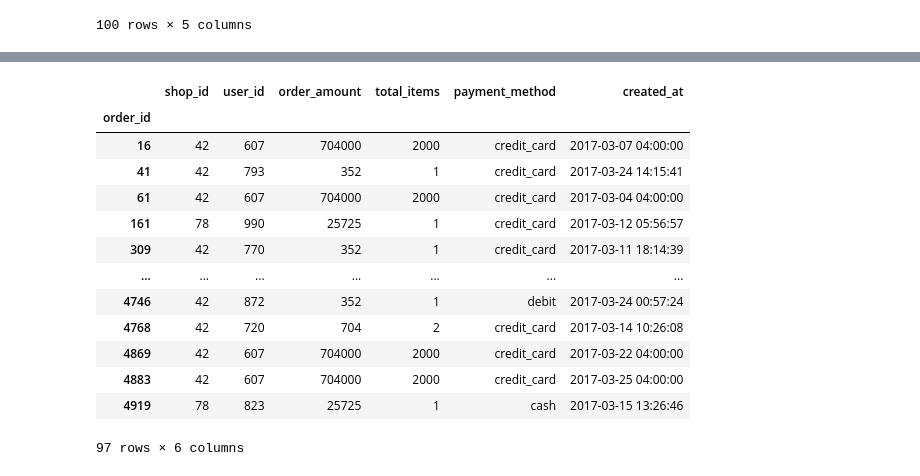
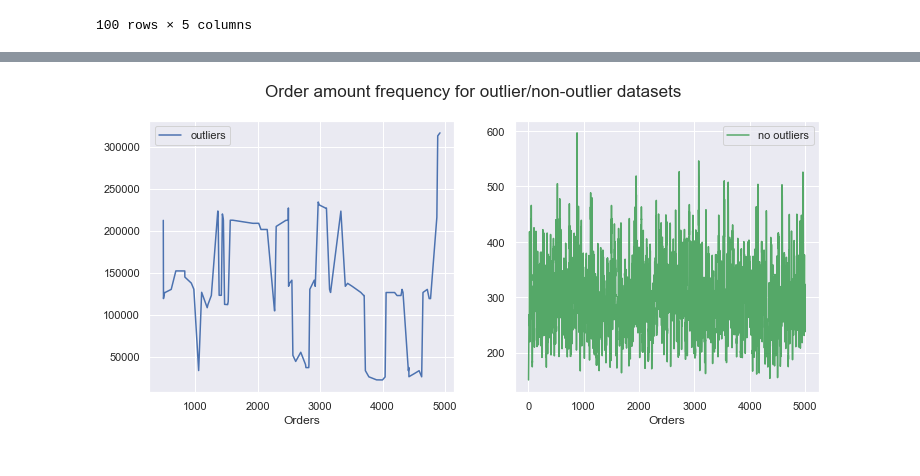
Before and after one commit to dissagaliyeva/shopify-challenge, a Jupyter notebook: analysis.ipynb, the cells around one changed output, grey strips where cells are left out. Drawn from its saved outputs; the diff is of its cells as text; code cells hidden in the pictures.

```diff
--- a/analysis.ipynb
+++ b/analysis.ipynb
@@ -217,25 +191,17 @@ Name: order_amount, dtype: float64
 # %%
+# show the shop order frequencies for outliers/non-outliers
 fig, ax = plt.subplots(1, 2, figsize=(12, 5))
+
+# set title
+fig.suptitle('Order amount frequency for outlier/non-outlier datasets', fontsize=17)
+
+# show frequencies
 outliers.rolling(7).mean().plot(y='order_amount', ax=ax[0], label='outliers')
-shopify[~shopify['shop_id'].isin([42, 78])].rolling(7).mean().plot(y='order_amount', ax=ax[0], label='no outliers')
+shopify[~shopify['shop_id'].isin([42, 78])].rolling(7).mean().plot(y='order_amount', ax=ax[1], label='no outliers', color='g')
 
-sns.histplot(data=outliers.groupby('shop_id')['total_items'].count(), ax=ax[1])
-sns.histplot(data=no_outliers.groupby('shop_id')['total_items'].count(), ax=ax[1])
+# set titles
+ax[0].set_xlabel('Orders')
+ax[1].set_xlabel('Orders')
 plt.show()
+# %% [output]
+[figure, added]
-# %%
-outliers
-# %% [output]
-|  | shop_id | user_id | order_amount | total_items | payment_method | created_at |
-| order_id |  |  |  |  |  |  |
-| 16 | 42 | 607 | 704000 | 2000 | credit_card | 2017-03-07 04:00:00 |
-| 41 | 42 | 793 | 352 | 1 | credit_card | 2017-03-24 14:15:41 |
-| 61 | 42 | 607 | 704000 | 2000 | credit_card | 2017-03-04 04:00:00 |
-| 161 | 78 | 990 | 25725 | 1 | credit_card | 2017-03-12 05:56:57 |
-| 309 | 42 | 770 | 352 | 1 | credit_card | 2017-03-11 18:14:39 |
-| ... | ... | ... | ... | ... | ... | ... |
-| 4746 | 42 | 872 | 352 | 1 | debit | 2017-03-24 00:57:24 |
-| 4768 | 42 | 720 | 704 | 2 | credit_card | 2017-03-14 10:26:08 |
-| 4869 | 42 | 607 | 704000 | 2000 | credit_card | 2017-03-22 04:00:00 |
-| 4883 | 42 | 607 | 704000 | 2000 | credit_card | 2017-03-25 04:00:00 |
-| 4919 | 78 | 823 | 25725 | 1 | cash | 2017-03-15 13:26:46 |
-97 rows × 6 columns
```
Also changed, not shown: parts of 36 cells of this notebook.
